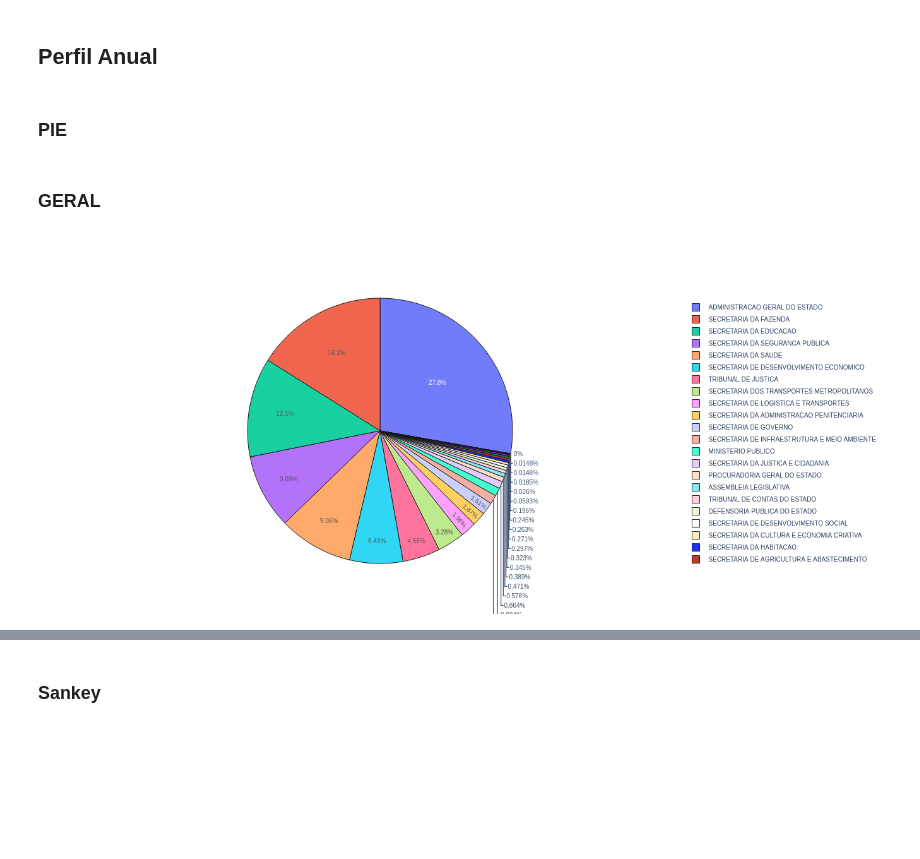
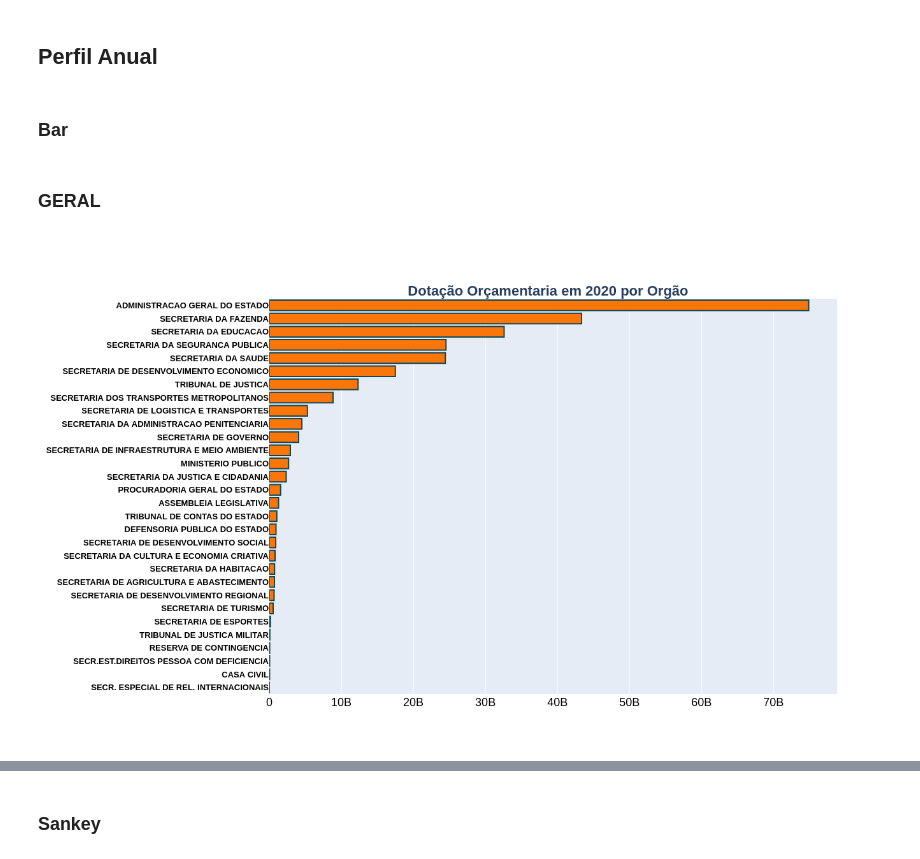
Before and after one commit to d116626/orcamento_sp, a Jupyter notebook: notebooks/1 - explore_2020.ipynb, the cells around one changed output, grey strips where cells are left out. Cells and saved outputs as stored; diff of their text form; code cells hidden in the pictures; blank space fills up the shorter version.

```diff
--- a/notebooks/1 - explore_2020.ipynb
+++ b/notebooks/1 - explore_2020.ipynb
@@ -304,6 +304,6 @@ mask = df['ano']=='2019'
 df_19          = df[mask]
 df_19['total'] = 'ORCAMENTO TOTAL'
 # %% [markdown]
-### PIE
+### Bar
 # %% [markdown]
 ### GERAL
@@ -310,6 +366,15 @@ df_19['total'] = 'ORCAMENTO TOTAL'
 # %%
 dd = df_ano.groupby(by='orgao', as_index=False).sum()
-dd['valor'] = round(dd['valor']/10**9,2)
-pie_plot(dd)
+# dd['valor'] = round(dd['valor'],2)
+
+# # pie_plot(dd)
+dd = dd.sort_values(by='valor')
+
+
+title = '<b>Dotação Orçamentaria em 2020 por Orgão</b>'
+
+fig = bar_plot(dd,title=title)
+
+# plot(fig, filename="../images/orcamento_2020_por_orgao.html", auto_open=False)
 # %% [output]
-[figure, old version]
+[figure, new version]
```
Also changed, not shown: parts of 24 cells of this notebook.
